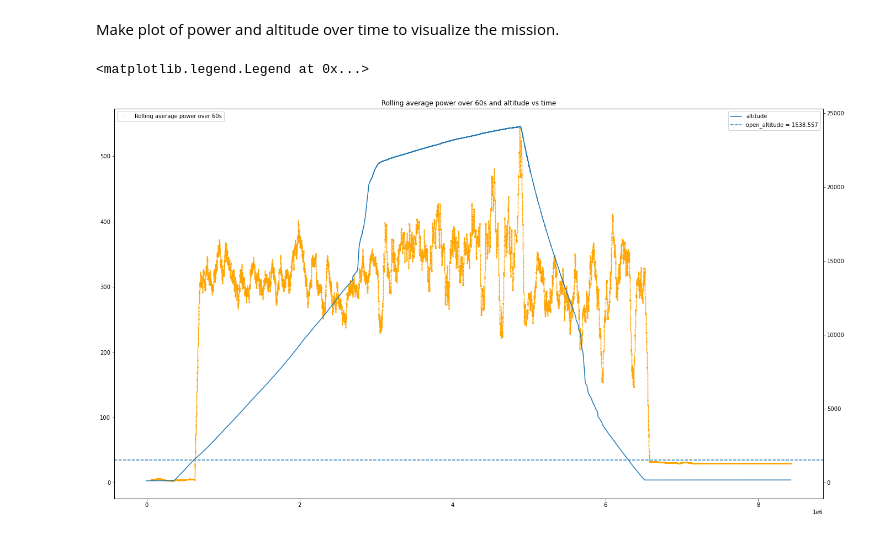
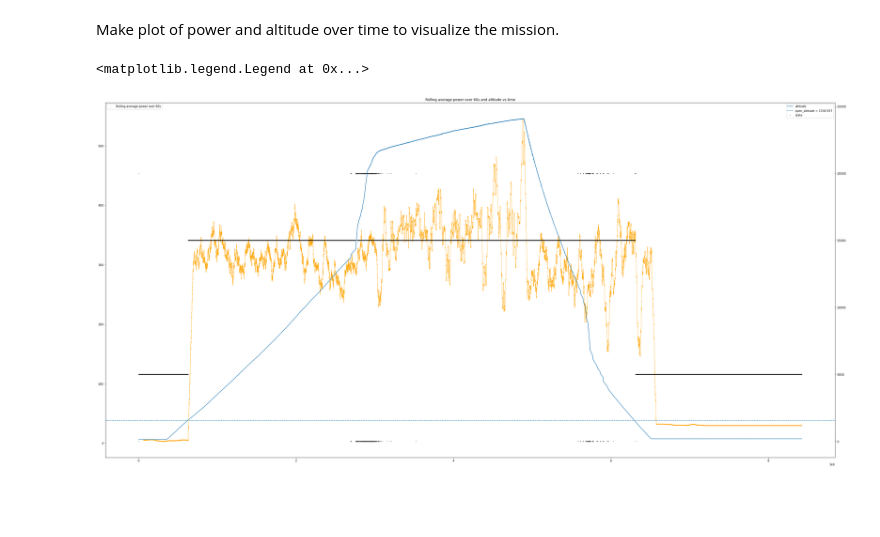
Before and after one commit to ctitus1/SLAPS, a Jupyter notebook: Data Analysis/SLAPS Data.ipynb, the cells around one changed output. Cells and saved outputs as stored; diff of their text form; code cells hidden in the pictures; blank space fills up the shorter version.

Commit message:
Added state to last graph and made slight formatting changes

```diff
--- a/Data Analysis/SLAPS Data.ipynb
+++ b/Data Analysis/SLAPS Data.ipynb
@@ -175,27 +175,29 @@ Make plot of power and altitude over time to visualize the mission.
 # %%
 pd.options.mode.chained_assignment = None
 df['ti_c'] = np.arange(0,len(df)*mdt,mdt)
 pd.options.mode.chained_assignment = 'warn' # default = 'warn'
 
 
 # Power and altitude vs time
 window_length_s = 60
 x = df.ti_c
 y = df.po.rolling(window=round(window_length_s*1000/mdt)).mean()
-fig, ax = plt.subplots(figsize = (23,13))
+fig, ax = plt.subplots(figsize = (46,23))
 plt.title(f'Rolling average power over {window_length_s}s and altitude vs time')
 ax.scatter(x, y, s = 3, c = 'orange', linewidth = 0, label = f'Rolling average power over {window_length_s}s')
 ax.legend(loc = 'upper left')
 
 # values from open pressure, local pressure, and BMP_280 source code to get exact open altitude used to trigger payload
 LOCAL_P_MBAR = 1023.37
 OPEN_PRESSURE = 85000
 open_altitude = 44330*(1.0-(OPEN_PRESSURE/100/LOCAL_P_MBAR)**0.1903)
 
 ax2 = ax.twinx()
 ax2.plot(x, df.a, label = f'altitude')
 ax2.axhline(y = open_altitude, ls = '--', label = f'open_altitude = {round(open_altitude,3)}')
+
+ax2.scatter(x, df.st*5000, s = 3, c = 'k', alpha = 1, linewidth = 0, label = f'state')
 ax2.legend(loc = 'upper right')
 # %% [output]
 <matplotlib.legend.Legend at 0x...>
-[figure, old version]
+[figure, new version]
```
Also changed, not shown: parts of 1 cell of this notebook, 1 other file.
